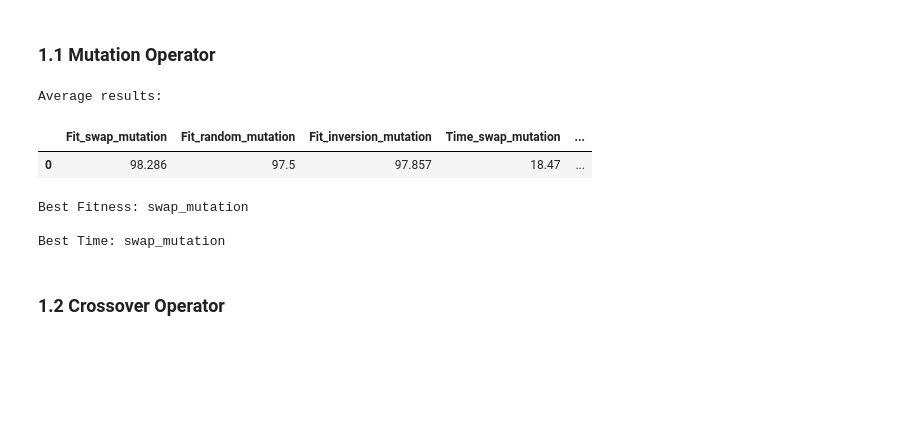
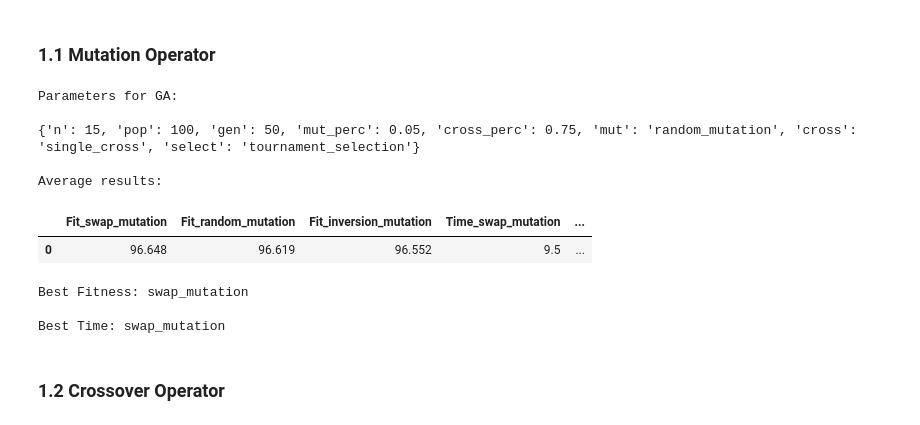
Before and after one commit to NassarX/nqueens-optimization, a Jupyter notebook: app/test.ipynb, the cells around one changed output. Saved outputs shown, nothing was run; the diff lists cells and outputs as text; code cells hidden in the pictures; blank space fills up the shorter version.

```diff
--- a/app/test.ipynb
+++ b/app/test.ipynb
@@ -20,7 +20,7 @@ os.chdir(parent_dir)
 from app.nqueens import NQueensGeneticAlgorithm
 # %%
 def genetic_algorithm(
-                    n = 8,
+                    n = 15,
                     pop = 100,
                     gen = 50,
                     mut_perc = .05, # .01 .1
@@ -239,35 +249,43 @@ np.random.seed(0)
 
 # Define the range of values
 #xo = ['single_cross', 'cycle_cross', 'pmx', 'arithmetic_cross']
 #select = ['tournament_selection', 'stochastic_universal_sampling']
 mutation = ['swap_mutation', 'random_mutation', 'inversion_mutation']
 #population = [100, 250, 500, 1000]
 #generations = [100, 250, 500]
 #cross_percentage = np.arange(0.8, 0.95, 0.05)
 #mut_percentage = np.arange(0.01, 0.06, 0.01)
 
-param_list, df = best_operators_search('mut', mutation)
+# Print current parameters to use in best_operators_search
+print('\033[1mParameters for GA:\033[0m', end='\n\n')
+print(params, end='\n\n')
+
+param_list, df = best_operators_search('mut', mutation, params)
 
 # Displaying average results of the 100 iterations
 print('\033[1mAverage results:', end='\n')
 df['const'] = 'const'
 df_avg = df.groupby('const').mean().reset_index(drop=True).round(3)
 display(df_avg)
 
 # Getting best parameter by fitness & time
 best_param_fit = df_avg[[col for col in df_avg.columns if col.startswith('Fit_')]].idxmax(axis=1)[0].replace('Fit_', '')
 best_param_time = df_avg[[col for col in df_avg.columns if col.startswith('Time_')]].idxmin(axis=1)[0].replace('Time_', '')
 print(f'\nBest Fitness: \033[1m{best_param_fit}\033[0m\n\nBest Time: \033[1m{best_param_time}\033[0m', end='\n\n')
 
 # Setting the best parameter as new default value
 replace_param = {'mut': best_param_fit}
 
 # Plotting results
 plot_values(data = df, colors = color_palette[:len(mutation)], layout=2, template='white', grid=True)
 # %% [output]
+Parameters for GA:
+
+{'n': 15, 'pop': 100, 'gen': 50, 'mut_perc': 0.05, 'cross_perc': 0.75, 'mut': 'random_mutation', 'cross': 'single_cross', 'select': 'tournament_selection'}
+
 Average results:
 |  | Fit_swap_mutation | Fit_random_mutation | Fit_inversion_mutation | Time_swap_mutation | ... |
-| 0 | 98.286 | 97.5 | 97.857 | 18.47 | ... |
+| 0 | 96.648 | 96.619 | 96.552 | 9.5 | ... |
 Best Fitness: swap_mutation
 
 Best Time: swap_mutation
```
Also changed, not shown: parts of 5 cells of this notebook, 1 other file.
